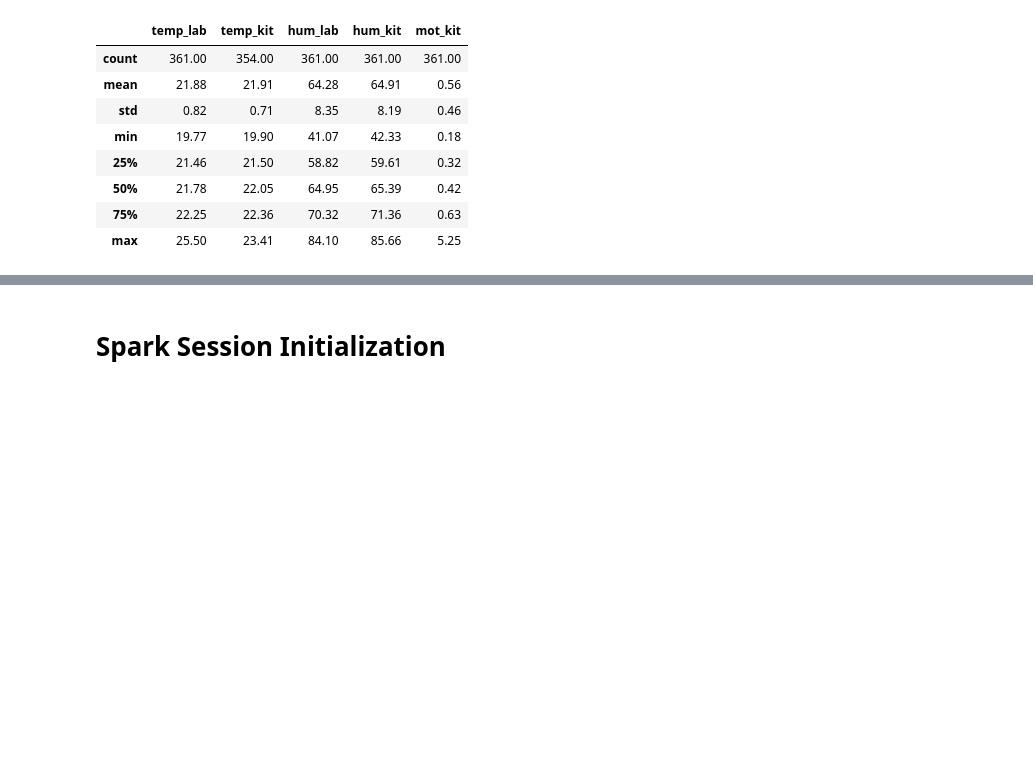
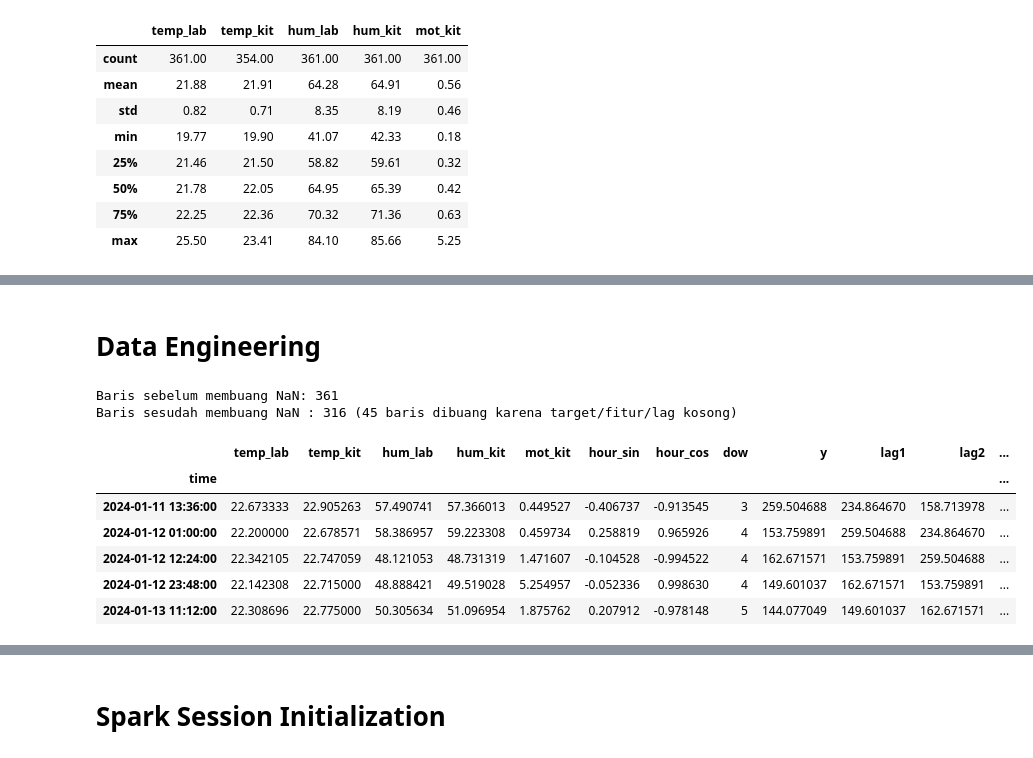
Before and after one commit to axelkrnwn/tes, a Jupyter notebook: code.ipynb, the cells around one changed output, grey strips where cells are left out. Drawn from its saved outputs; the diff is of its cells as text; code cells hidden in the pictures; blank space fills up the shorter version.

```diff
--- a/code.ipynb
+++ b/code.ipynb
@@ -187,0 +176,35 @@ plt.tight_layout(); plt.show()
+# %% [markdown]
+# **Data Engineering**
+# %%
+feat = env.copy()
+
+hour = feat.index.hour + feat.index.minute / 60
+feat["hour_sin"] = np.sin(2 * np.pi * hour / 24)
+feat["hour_cos"] = np.cos(2 * np.pi * hour / 24)
+feat["dow"] = feat.index.dayofweek
+
+feat["y"] = y
+for k in (1, 2, 4):
+    feat[f"lag{k}"] = y.shift(k)
+feat["roll4"] = y.shift(1).rolling(4, min_periods=4).mean()
+
+CAL = ["hour_sin", "hour_cos"]
+ENV = ["temp_lab", "temp_kit", "hum_lab", "hum_kit", "mot_kit"]
+LAG = ["lag1", "lag2", "lag4", "roll4"]
+NUM = CAL + ENV + LAG
+CAT = ["dow"]
+
+print("Baris sebelum membuang NaN:", len(feat))
+data = feat.dropna(subset=NUM + CAT + ["y"]).copy()
+print("Baris sesudah membuang NaN :", len(data), f"({len(feat) - len(data)} baris dibuang karena target/fitur/lag kosong)")
+display(data.head())
+# %% [output]
+Baris sebelum membuang NaN: 361
+Baris sesudah membuang NaN : 316 (45 baris dibuang karena target/fitur/lag kosong)
+|  | temp_lab | temp_kit | hum_lab | hum_kit | mot_kit | hour_sin | hour_cos | dow | y | lag1 | lag2 | ... |
+| time |  |  |  |  |  |  |  |  |  |  |  | ... |
+| 2024-01-11 13:36:00 | 22.673333 | 22.905263 | 57.490741 | 57.366013 | 0.449527 | -0.406737 | -0.913545 | 3 | 259.504688 | 234.864670 | 158.713978 | ... |
+| 2024-01-12 01:00:00 | 22.200000 | 22.678571 | 58.386957 | 59.223308 | 0.459734 | 0.258819 | 0.965926 | 4 | 153.759891 | 259.504688 | 234.864670 | ... |
+| 2024-01-12 12:24:00 | 22.342105 | 22.747059 | 48.121053 | 48.731319 | 1.471607 | -0.104528 | -0.994522 | 4 | 162.671571 | 153.759891 | 259.504688 | ... |
+| 2024-01-12 23:48:00 | 22.142308 | 22.715000 | 48.888421 | 49.519028 | 5.254957 | -0.052336 | 0.998630 | 4 | 149.601037 | 162.671571 | 153.759891 | ... |
+| 2024-01-13 11:12:00 | 22.308696 | 22.775000 | 50.305634 | 51.096954 | 1.875762 | 0.207912 | -0.978148 | 5 | 144.077049 | 149.601037 | 162.671571 | ... |
```
Also changed, not shown: parts of 8 cells of this notebook.
